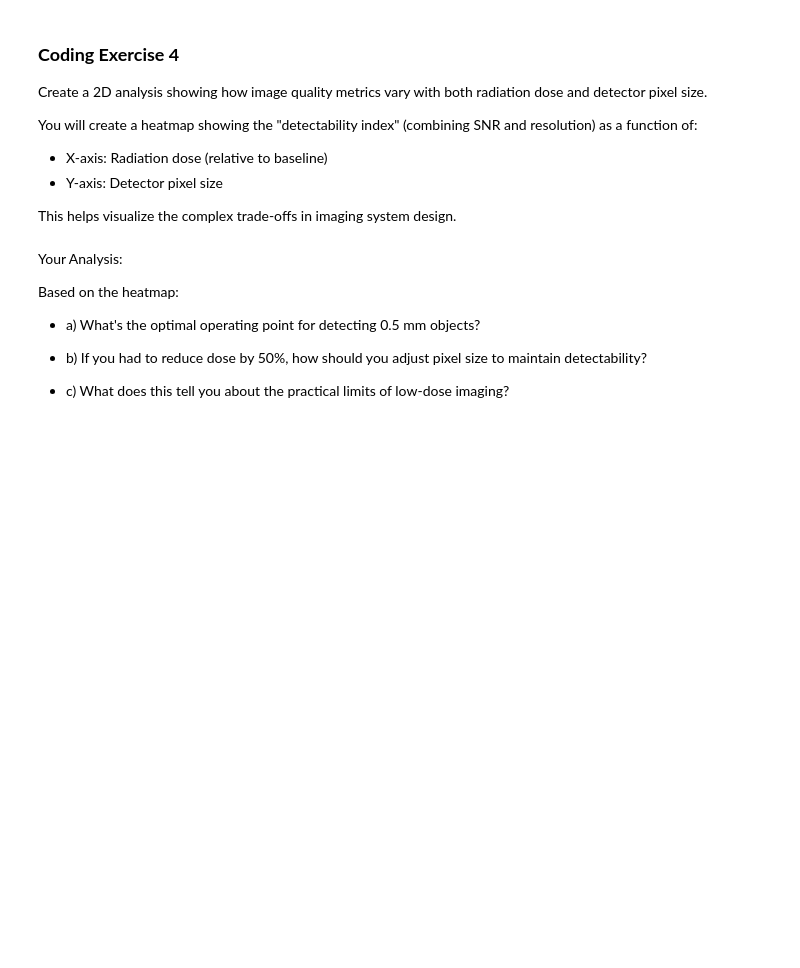
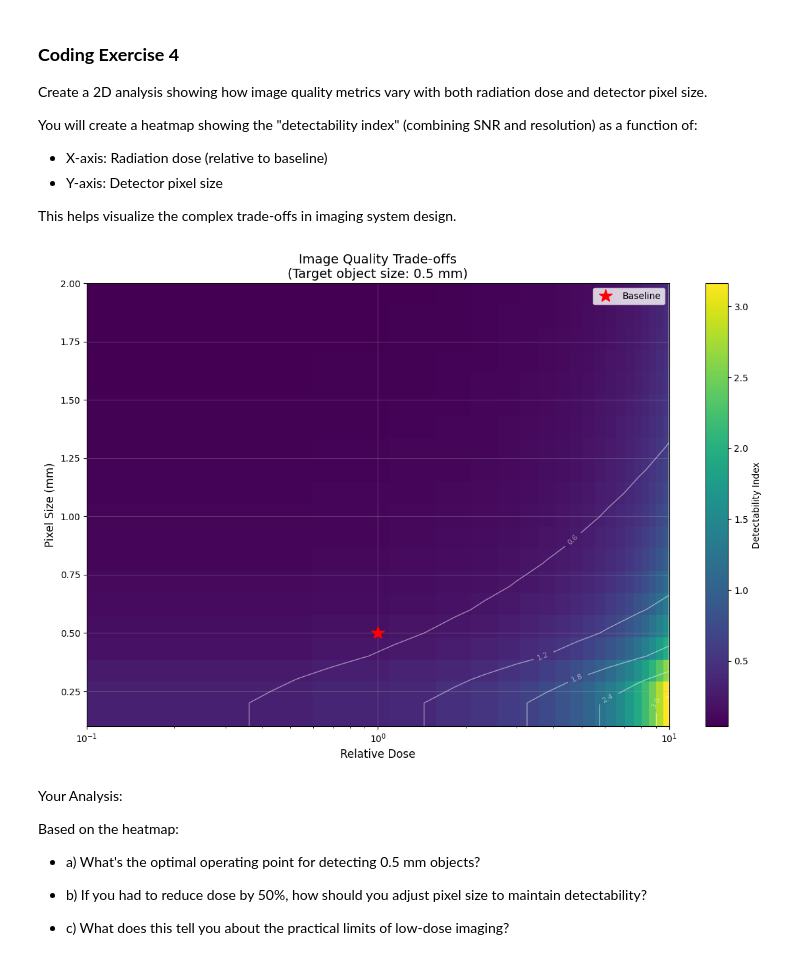
Before and after one commit to julianamassaro/BMEN509-623_Deliverable_1, a Jupyter notebook: deliverable-01-starter.ipynb, the cells around one changed output. Saved outputs shown, nothing was run; the diff lists cells and outputs as text; code cells hidden in the pictures; blank space fills up the shorter version.

```diff
--- a/deliverable-01-starter.ipynb
+++ b/deliverable-01-starter.ipynb
@@ -748,45 +781,47 @@ target_size = 0.5  # mm
 # Detectability ∝ SNR × (resolution_factor)
 # where resolution_factor decreases as pixel_size approaches target_size
 
-detectability = None        # TODO
+detectability = np.zeros((len(dose_range), len(pixel_size_range)))
 
 for i, pixel_size in enumerate(pixel_size_range):
     for j, dose in enumerate(dose_range):
         # Calculate detectability
         # SNR component from dose
-        snr_component = None        # TODO
+        snr_component = np.sqrt(dose)
 
         # Resolution component (decreases as pixel size increases)
         # Simple model: can't detect objects smaller than ~2× pixel size
         if pixel_size < target_size / 2:
             resolution_component = 1.0
         else:
-            resolution_component = None        # TODO
+            resolution_component = (target_size / (2 * pixel_size))
 
         detectability[i, j] = snr_component * resolution_component
 
 # Create heatmap
 plt.figure(figsize=(12, 8))
 plt.imshow(detectability, aspect='auto', origin='lower', cmap='viridis',
            extent=[dose_range[0], dose_range[-1], pixel_size_range[0], pixel_size_range[-1]])
 plt.colorbar(label='Detectability Index')
 plt.xlabel('Relative Dose', fontsize=12)
 plt.ylabel('Pixel Size (mm)', fontsize=12)
 plt.title(f'Image Quality Trade-offs\n(Target object size: {target_size} mm)', fontsize=14)
 plt.xscale('log')
 
 # Add contour lines
 contours = plt.contour(dose_range, pixel_size_range, detectability,
                        levels=5, colors='white', alpha=0.5, linewidths=1)
 plt.clabel(contours, inline=True, fontsize=8)
 
 # Mark some interesting operating points
 plt.plot([1.0], [0.5], 'r*', markersize=15, label='Baseline')
 plt.legend(fontsize=10)
 
 plt.grid(True, alpha=0.3)
 plt.tight_layout()
 plt.show()
+# %% [output]
+[figure, added]
 # %% [markdown]
 Your Analysis:
 
```
Also changed, not shown: parts of 24 cells of this notebook.
